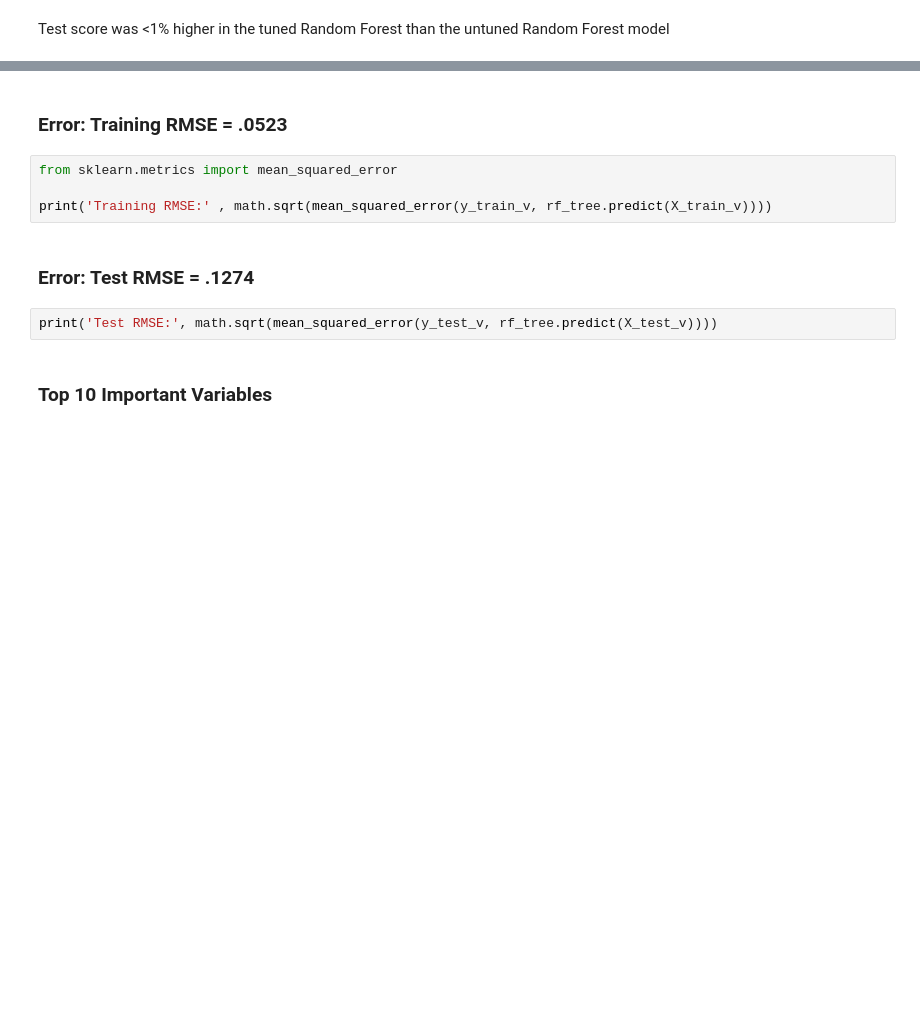
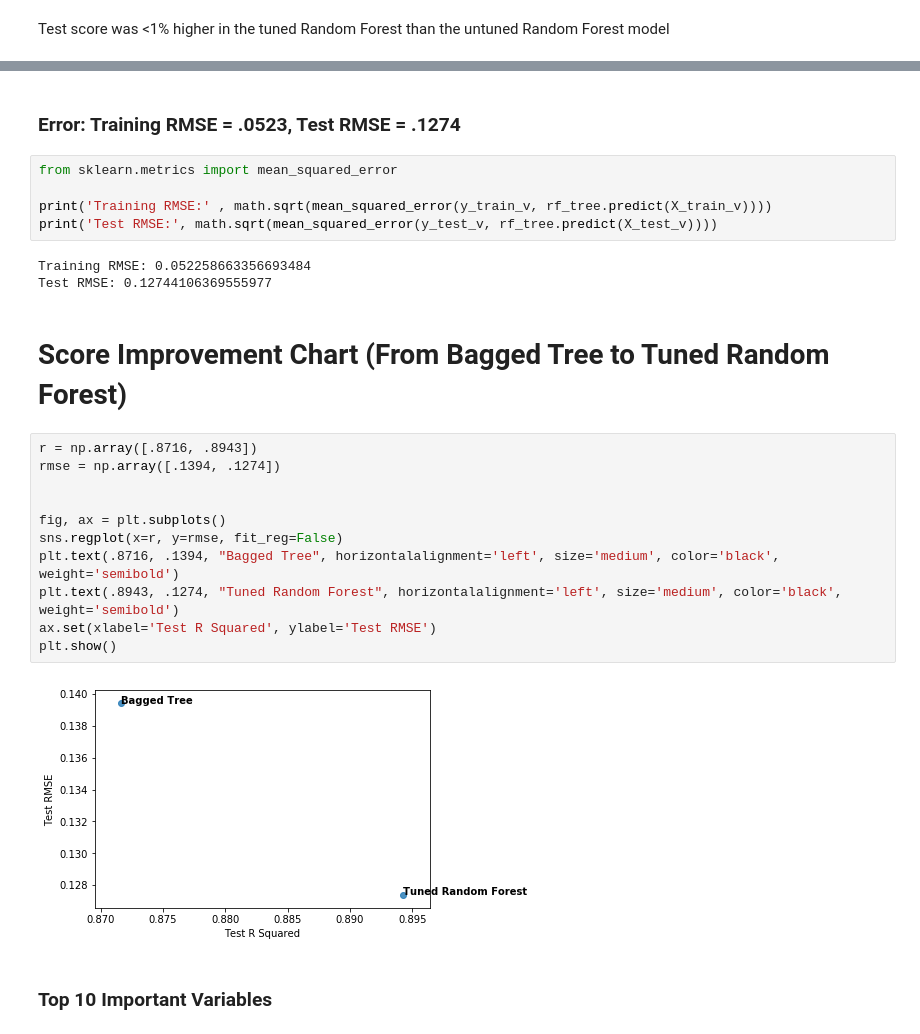
Before and after one commit to reflexiveprophecy/Kaggle_Predict_Ames_Iowa_Housing_Prices, a Jupyter notebook: JAMES! Stack Attack This Random Forest! .ipynb, the cells around one changed output, grey strips where cells are left out. Cells and saved outputs as stored; diff of their text form; blank space fills up the shorter version.

Commit message:
update Tree ppt

```diff
--- a/JAMES! Stack Attack This Random Forest! .ipynb
+++ b/JAMES! Stack Attack This Random Forest! .ipynb
@@ -272,13 +282,28 @@ print('Test Score:', rf_tree.score(X_test_v, y_test_v))
 # %% [markdown]
-### Error: Training RMSE = .0523
+### Error: Training RMSE = .0523, Test RMSE = .1274
 # %%
 from sklearn.metrics import mean_squared_error
 
 print('Training RMSE:' , math.sqrt(mean_squared_error(y_train_v, rf_tree.predict(X_train_v))))
+print('Test RMSE:', math.sqrt(mean_squared_error(y_test_v, rf_tree.predict(X_test_v))))
+# %% [output]
+Training RMSE: 0.052258663356693484
+Test RMSE: 0.12744106369555977
-# %% [markdown]
-### Error: Test RMSE = .1274
-# %%
-print('Test RMSE:', math.sqrt(mean_squared_error(y_test_v, rf_tree.predict(X_test_v))))
+# %% [markdown]
+# Score Improvement Chart (From Bagged Tree to Tuned Random Forest)
+# %%
+r = np.array([.8716, .8943])
+rmse = np.array([.1394, .1274])
+
+
+fig, ax = plt.subplots()
+sns.regplot(x=r, y=rmse, fit_reg=False)
+plt.text(.8716, .1394, "Bagged Tree", horizontalalignment='left', size='medium', color='black', weight='semibold')
+plt.text(.8943, .1274, "Tuned Random Forest", horizontalalignment='left', size='medium', color='black', weight='semibold')
+ax.set(xlabel='Test R Squared', ylabel='Test RMSE')
+plt.show()
+# %% [output]
+[figure, added]
 # %% [markdown]
 ### Top 10 Important Variables
 # %%
```
Also changed, not shown: parts of 11 cells of this notebook, 2 other files.
